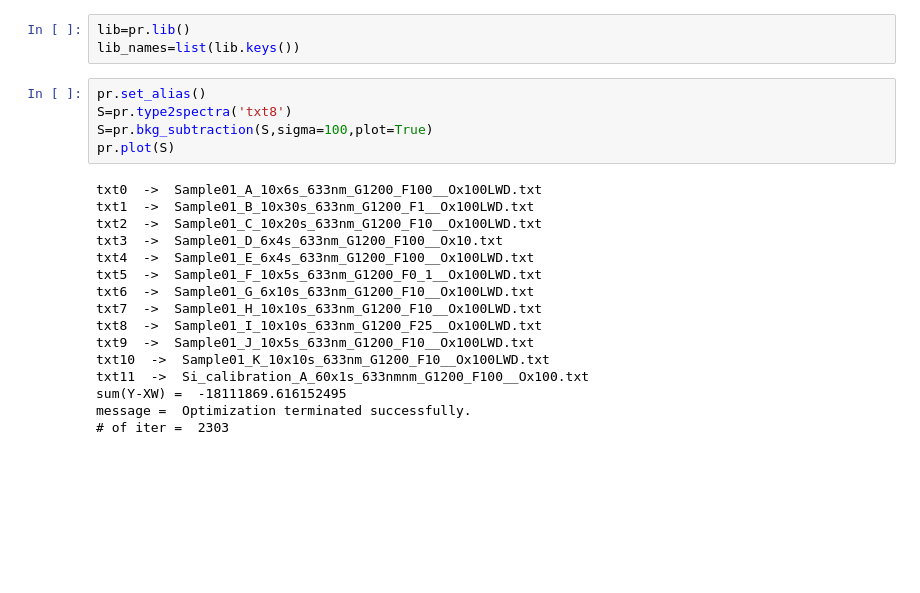
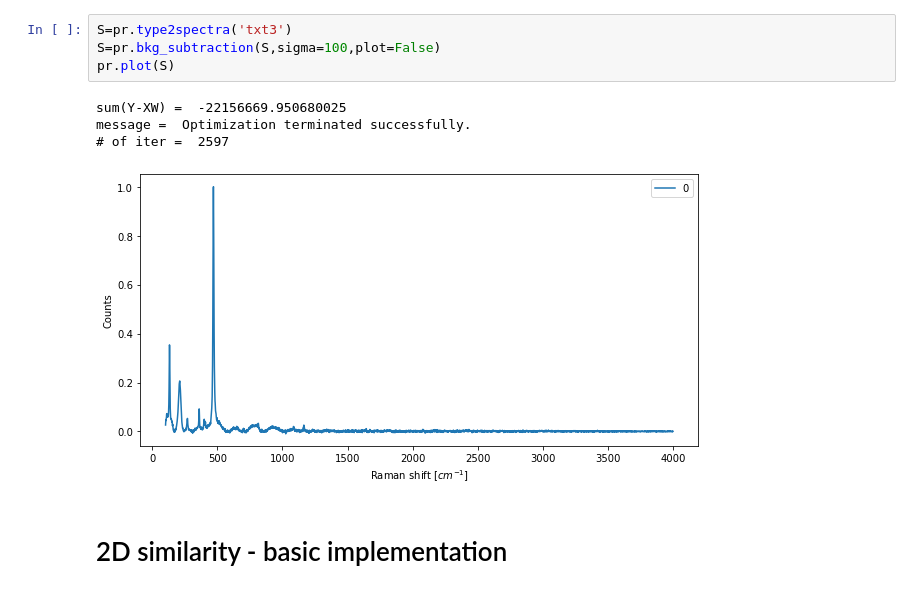
Before and after one commit to FabioBrugnara/pyram, a Jupyter notebook: ND_similarity.ipynb, the cells around one changed output. Drawn from its saved outputs; the diff is of its cells as text; blank space fills up the shorter version.

Commit message:
avanti con ND similarity

```diff
--- a/ND_similarity.ipynb
+++ b/ND_similarity.ipynb
@@ -17,26 +34,13 @@ Done. Good work!
-# %%
-lib=pr.lib()
-lib_names=list(lib.keys())
 # %%
-pr.set_alias()
-S=pr.type2spectra('txt8')
-S=pr.bkg_subtraction(S,sigma=100,plot=True)
+S=pr.type2spectra('txt3')
+S=pr.bkg_subtraction(S,sigma=100,plot=False)
 pr.plot(S)
 # %% [output]
-txt0  ->  Sample01_A_10x6s_633nm_G1200_F100__Ox100LWD.txt
-txt1  ->  Sample01_B_10x30s_633nm_G1200_F1__Ox100LWD.txt
-txt2  ->  Sample01_C_10x20s_633nm_G1200_F10__Ox100LWD.txt
-txt3  ->  Sample01_D_6x4s_633nm_G1200_F100__Ox10.txt
-txt4  ->  Sample01_E_6x4s_633nm_G1200_F100__Ox100LWD.txt
-txt5  ->  Sample01_F_10x5s_633nm_G1200_F0_1__Ox100LWD.txt
-txt6  ->  Sample01_G_6x10s_633nm_G1200_F10__Ox100LWD.txt
-txt7  ->  Sample01_H_10x10s_633nm_G1200_F10__Ox100LWD.txt
-txt8  ->  Sample01_I_10x10s_633nm_G1200_F25__Ox100LWD.txt
-txt9  ->  Sample01_J_10x5s_633nm_G1200_F10__Ox100LWD.txt
-txt10  ->  Sample01_K_10x10s_633nm_G1200_F10__Ox100LWD.txt
-txt11  ->  Si_calibration_A_60x1s_633nmnm_G1200_F100__Ox100.txt
-sum(Y-XW) =  -18111869.616152495
+sum(Y-XW) =  -22156669.950680025
 message =  Optimization terminated successfully.
-# of iter =  2303
+# of iter =  2597
+[figure, added]
+# %% [markdown]
+# 2D similarity - basic implementation
 # %%
 shift=10
```
Also changed, not shown: parts of 16 cells of this notebook, 2 other files.
